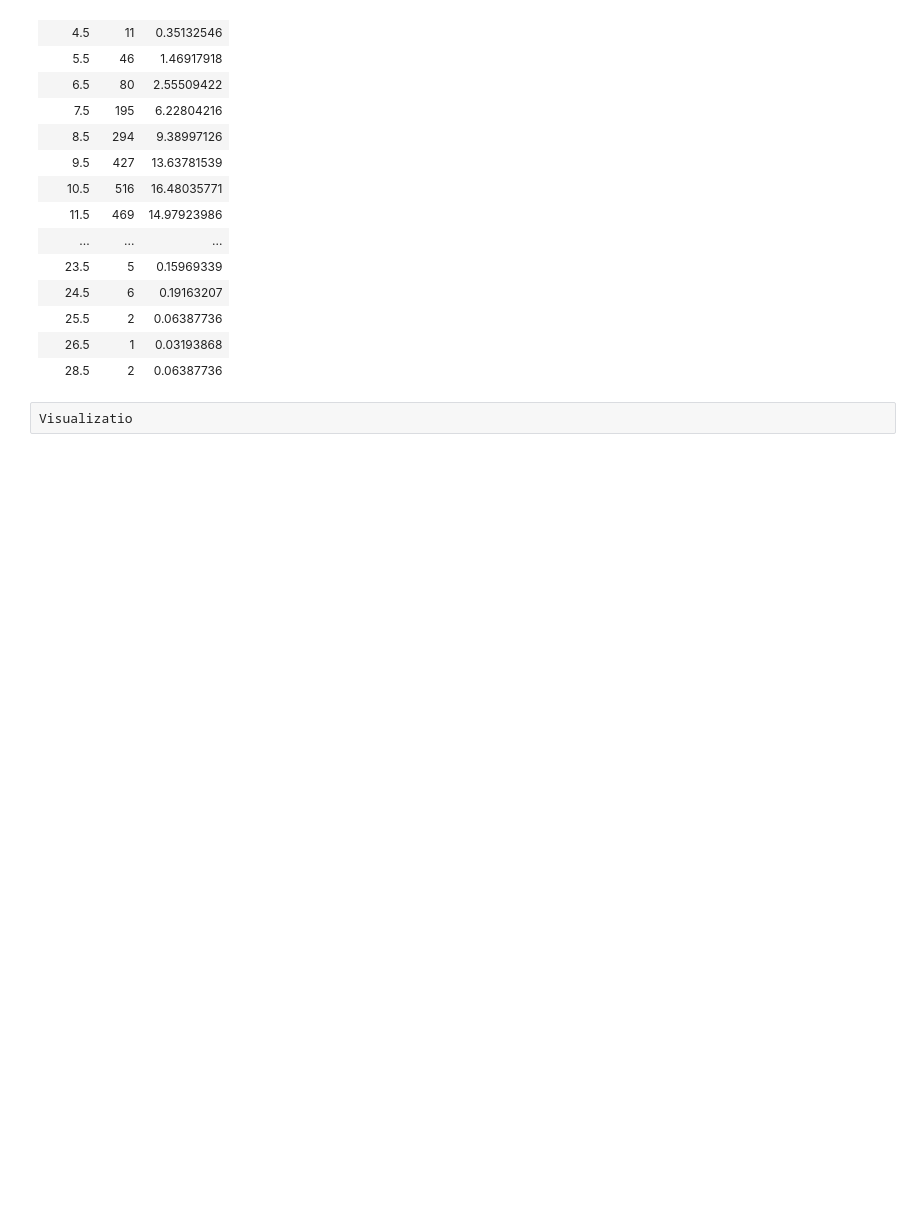
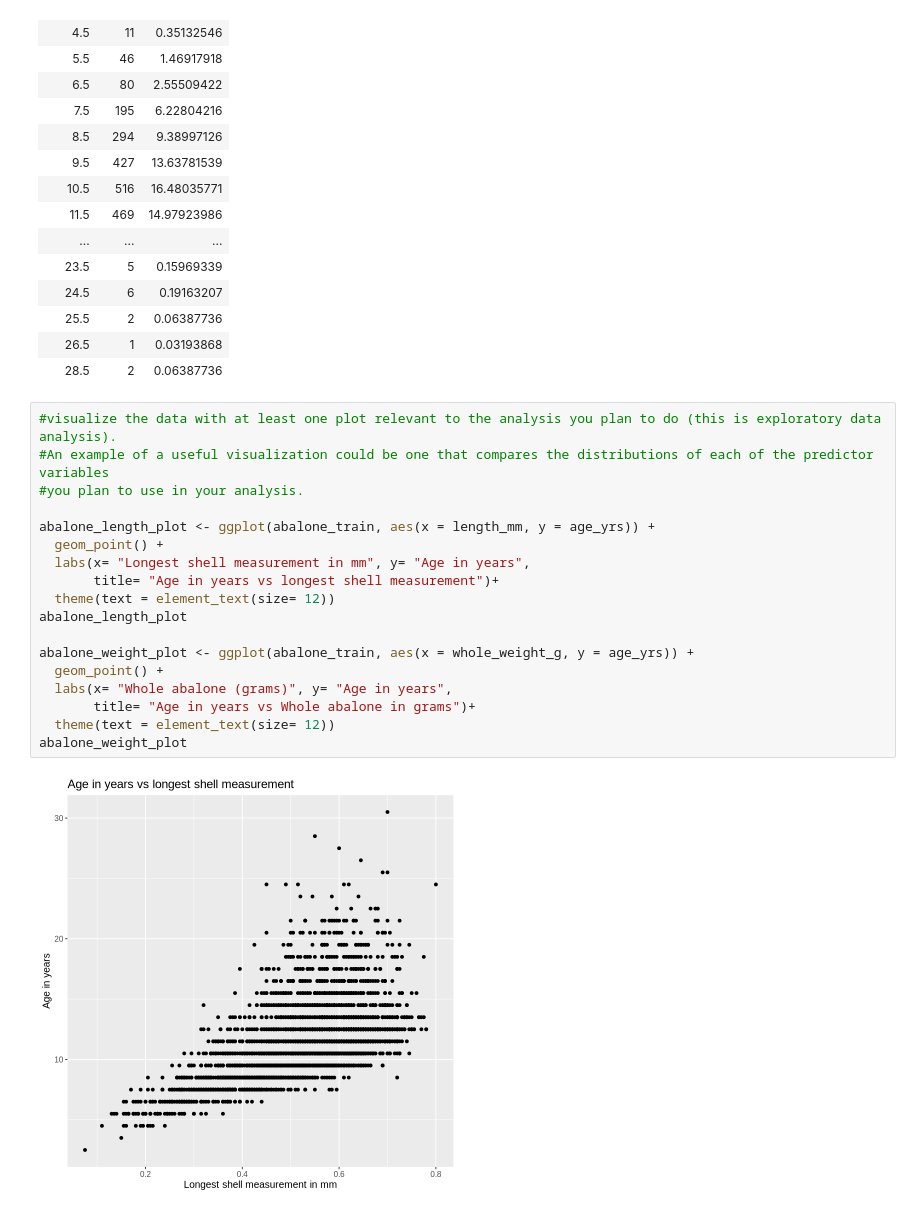
Before and after one commit to Putri99036618/PROPOSAL-FIX, a Jupyter notebook: reading data.ipynb, the cells around one changed output. Drawn from its saved outputs; the diff is of its cells as text; blank space fills up the shorter version.

```diff
--- a/reading data.ipynb
+++ b/reading data.ipynb
@@ -145,4 +111,22 @@ A tibble: 26 × 3
 | 26.5 | 1 | 0.03193868 |
 | 28.5 | 2 | 0.06387736 |
 # %%
-Visualizatio
+#visualize the data with at least one plot relevant to the analysis you plan to do (this is exploratory data analysis).
+#An example of a useful visualization could be one that compares the distributions of each of the predictor variables
+#you plan to use in your analysis.
+
+abalone_length_plot <- ggplot(abalone_train, aes(x = length_mm, y = age_yrs)) +
+  geom_point() +
+  labs(x= "Longest shell measurement in mm", y= "Age in years",
+       title= "Age in years vs longest shell measurement")+
+  theme(text = element_text(size= 12))
+abalone_length_plot
+
+abalone_weight_plot <- ggplot(abalone_train, aes(x = whole_weight_g, y = age_yrs)) +
+  geom_point() +
+  labs(x= "Whole abalone (grams)", y= "Age in years",
+       title= "Age in years vs Whole abalone in grams")+
+  theme(text = element_text(size= 12))
+abalone_weight_plot
+# %% [output]
+[figure, added]
```
Also changed, not shown: parts of 4 cells of this notebook.
